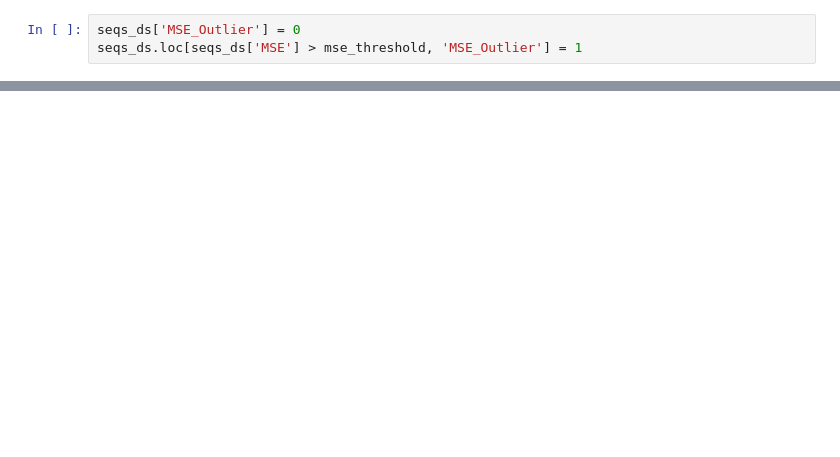
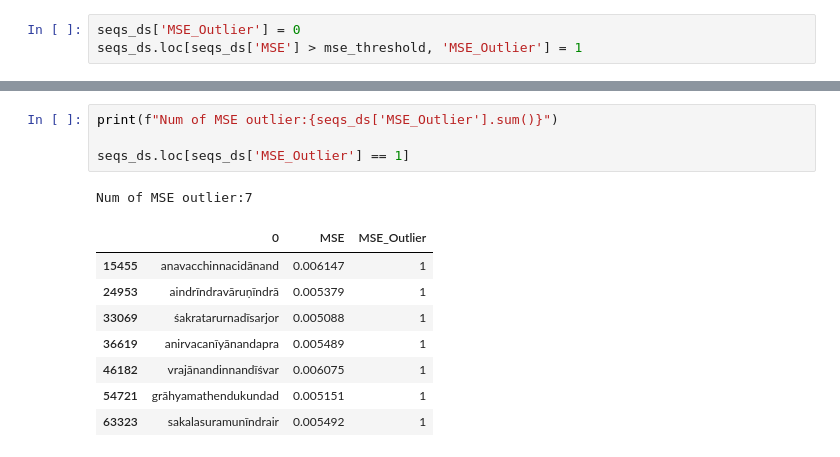
Before and after one commit to ganarajpr/sanskrit-autoencoder, a Jupyter notebook: Extract-Sanskrit.ipynb, the cells around one changed output, grey strips where cells are left out. Cells and saved outputs as stored; diff of their text form; blank space fills up the shorter version.

```diff
--- a/Extract-Sanskrit.ipynb
+++ b/Extract-Sanskrit.ipynb
@@ -287,0 +275,14 @@ Num of MSE outlier:3
+# %%
+print(f"Num of MSE outlier:{seqs_ds['MSE_Outlier'].sum()}")
+
+seqs_ds.loc[seqs_ds['MSE_Outlier'] == 1]
+# %% [output]
+Num of MSE outlier:7
+|  | 0 | MSE | MSE_Outlier |
+| 15455 | anavacchinnacidānand | 0.006147 | 1 |
+| 24953 | aindrīndravāruṇīndrā | 0.005379 | 1 |
+| 33069 | śakratarurnadīsarjor | 0.005088 | 1 |
+| 36619 | anirvacanīyānandapra | 0.005489 | 1 |
+| 46182 | vrajānandinnandīśvar | 0.006075 | 1 |
+| 54721 | grāhyamathendukundad | 0.005151 | 1 |
+| 63323 | sakalasuramunīndrair | 0.005492 | 1 |
```
Also changed, not shown: parts of 21 cells of this notebook, 1 other file.
